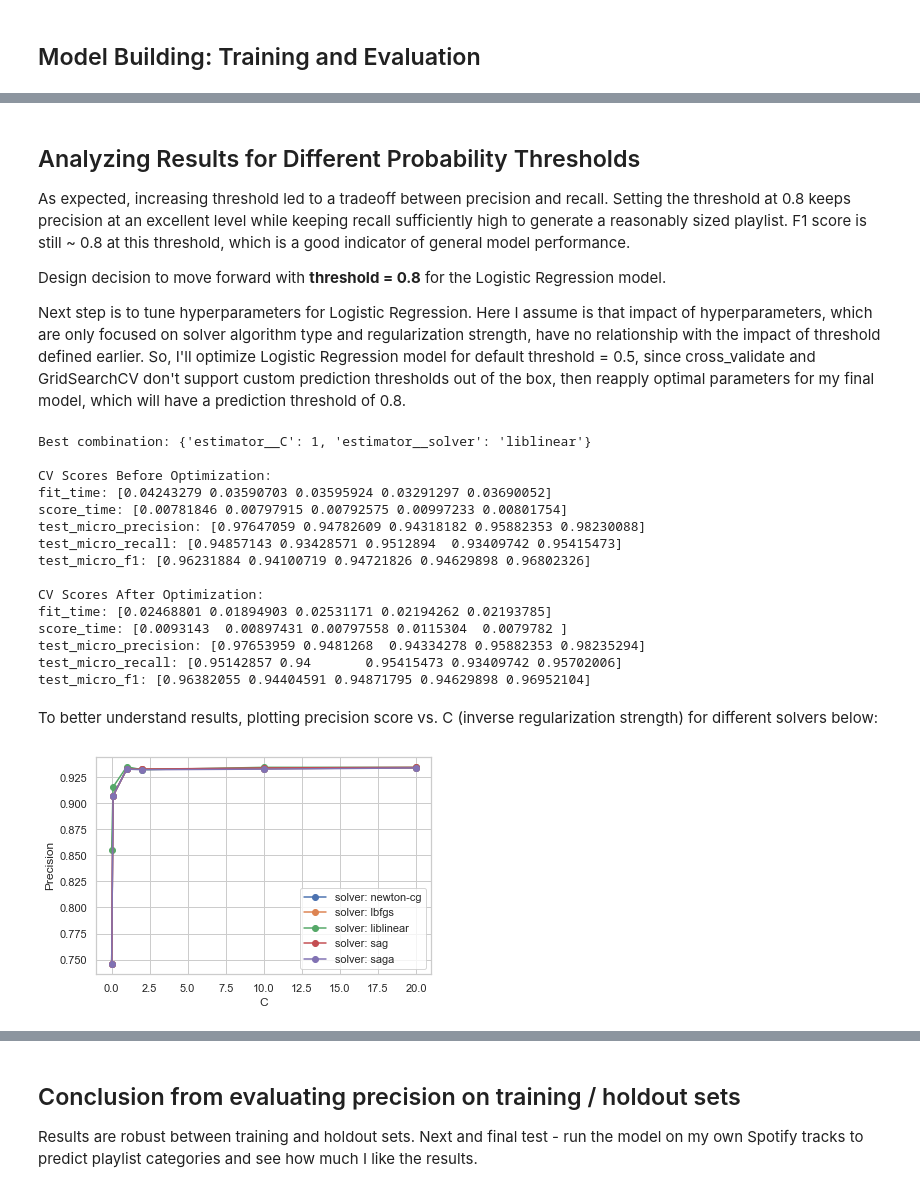
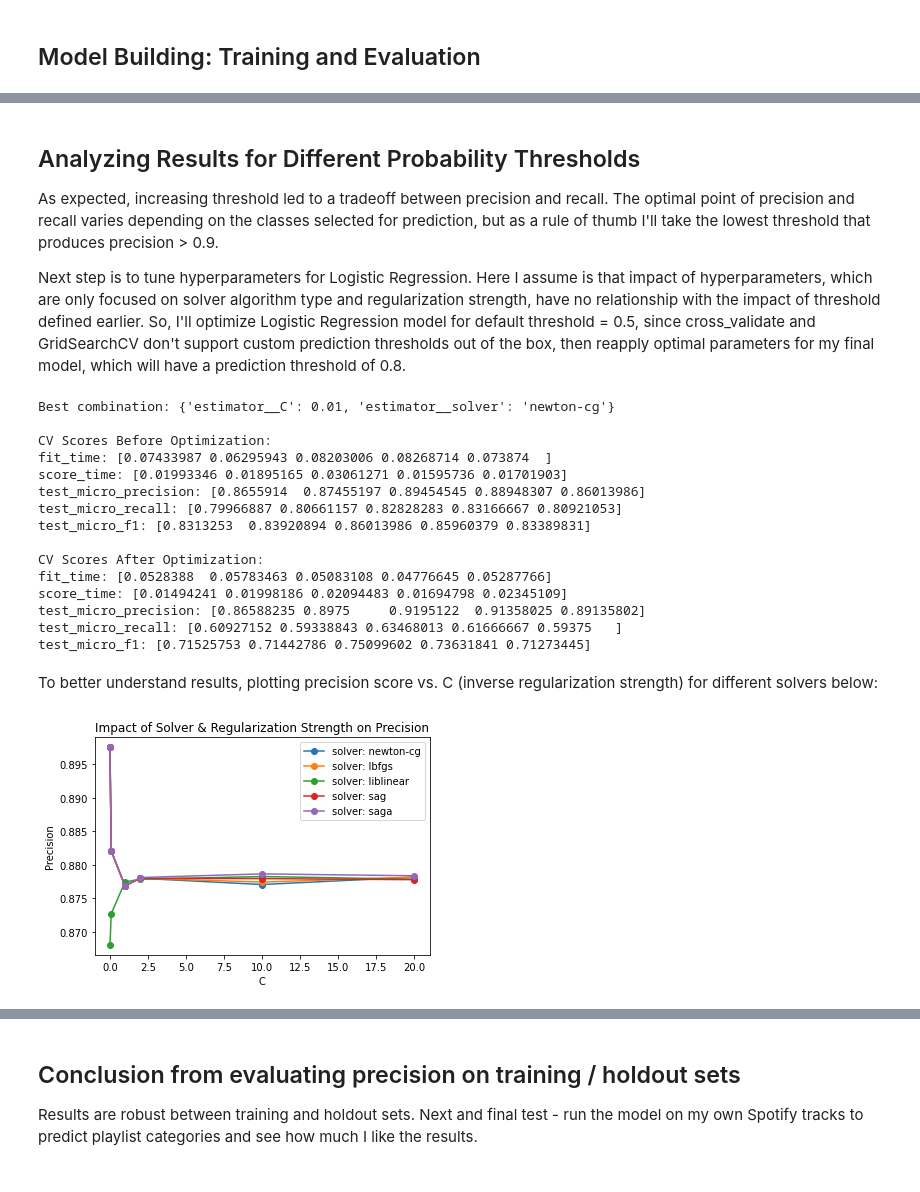
Before and after one commit to andrec279/contextify, a Jupyter notebook: contextify_explore.ipynb, the cells around one changed output, grey strips where cells are left out. Saved outputs shown, nothing was run; the diff lists cells and outputs as text; code cells hidden in the pictures.

```diff
--- a/contextify_explore.ipynb
+++ b/contextify_explore.ipynb
@@ -417,8 +459,11 @@ for feature in user_track_features:
 binarized_user_genres.remove('trackid')
 
 model_genres = binarized_user_genres
+# %%
+'''[5] Remove mean and scale continuous features to unit variance'''
+std_scaled_model_features = pd.DataFrame(stdscaler.fit_transform(model_features))
 # %%
-'''[5] Split training dataset into X and y for model training'''
-X = model_data[features + model_genres]
+'''[6] Split training dataset into X and y for model training'''
+X = pd.concat([std_scaled_model_features, model_data[model_genres]], join='inner', axis=1, ignore_index=True)
 y = model_data[model_labels]
 # %%
@@ -432,9 +474,9 @@ X_test_transformed = np.concatenate((scaler.fit_transform(X_test[features]), X_t
 # %%
 '''[1] Logistic Regression with adjusted probability threshold'''
 multilogreg = OneVsRestClassifier(LogisticRegression(), n_jobs=-1)
-multilogreg.fit(X_train_transformed, y_train)
+multilogreg.fit(X_train, y_train)
 
-pred_proba_df = pd.DataFrame(multilogreg.predict_proba(X_train_transformed))
+pred_proba_df = pd.DataFrame(multilogreg.predict_proba(X_train))
 
 threshold_scores = pd.DataFrame({'threshold':[0.1, 0.2, 0.3, 0.4, 0.5, 0.6, 0.7, 0.8, 0.9]})
 
@@ -453,5 +495,7 @@ for col in ['precision', 'recall', 'f1']:
     plt.ylabel('score')
     plt.legend(['precision', 'recall', 'f1'])
     plt.title('LogReg performance at different P(Yi) cutoff thresholds')
+
+selected_threshold = threshold_scores[threshold_scores['precision']>0.9]['threshold'].min()
 # %% [output]
    threshold  precision    recall        f1
@@ -468,8 +512,6 @@ for col in ['precision', 'recall', 'f1']:
 # %% [markdown]
 ## Analyzing Results for Different Probability Thresholds
-As expected, increasing threshold led to a tradeoff between precision and recall. Setting the threshold at 0.8 keeps precision at an excellent level while keeping recall sufficiently high to generate a reasonably sized playlist. F1 score is still ~ 0.8 at this threshold, which is a good indicator of general model performance.
-
-Design decision to move forward with <b>threshold = 0.8</b> for the Logistic Regression model.
+As expected, increasing threshold led to a tradeoff between precision and recall. The optimal point of precision and recall varies depending on the classes selected for prediction, but as a rule of thumb I'll take the lowest threshold that produces precision > 0.9.
 
 Next step is to tune hyperparameters for Logistic Regression. Here I assume is that impact of hyperparameters, which are only focused on solver algorithm type and regularization strength, have no relationship with the impact of threshold defined earlier. So, I'll optimize Logistic Regression model for default threshold = 0.5, since cross_validate and GridSearchCV don't support custom prediction thresholds out of the box, then reapply optimal parameters for my final model, which will have a prediction threshold of 0.8.
 # %%
@@ -487,12 +529,12 @@ parameters = {'estimator__solver': ['newton-cg', 'lbfgs', 'liblinear', 'sag', 's
 scoring = {'micro_precision': micro_precision, 'micro_recall': micro_recall, 'micro_f1': micro_f1}
 cv_score = {'micro_precision': micro_precision}
 
-multilogreg_gs = GridSearchCV(multilogreg, parameters, refit=cv_score)
-multilogreg_gs.fit(X_train_transformed, y_train)
+multilogreg_gs = GridSearchCV(multilogreg, parameters, scoring=micro_precision, refit=cv_score, return_train_score=True)
+multilogreg_gs.fit(X_train, y_train)
 print('Best combination: {0}\n'.format(multilogreg_gs.best_params_))
 
-logreg_scores = cross_validate(multilogreg, X_train_transformed, y_train, scoring=scoring)
-logreg_scores_optimal = cross_validate(multilogreg_gs.best_estimator_, X_train_transformed, y_train, scoring=scoring)
+logreg_scores = cross_validate(multilogreg, X_train, y_train, scoring=scoring)
+logreg_scores_optimal = cross_validate(multilogreg_gs.best_estimator_, X_train, y_train, scoring=scoring)
 
 print('CV Scores Before Optimization:')
 for key in logreg_scores:
@@ -502,34 +544,35 @@ print('\nCV Scores After Optimization:')
 for key in logreg_scores_optimal:
     print('{0}: {1}'.format(key, logreg_scores_optimal[key]))
 # %% [output]
-Best combination: {'estimator__C': 1, 'estimator__solver': 'liblinear'}
+Best combination: {'estimator__C': 0.01, 'estimator__solver': 'newton-cg'}
 
 CV Scores Before Optimization:
-fit_time: [0.04243279 0.03590703 0.03595924 0.03291297 0.03690052]
-score_time: [0.00781846 0.00797915 0.00792575 0.00997233 0.00801754]
-test_micro_precision: [0.97647059 0.94782609 0.94318182 0.95882353 0.98230088]
-test_micro_recall: [0.94857143 0.93428571 0.9512894  0.93409742 0.95415473]
-test_micro_f1: [0.96231884 0.94100719 0.94721826 0.94629898 0.96802326]
+fit_time: [0.07433987 0.06295943 0.08203006 0.08268714 0.073874  ]
+score_time: [0.01993346 0.01895165 0.03061271 0.01595736 0.01701903]
+test_micro_precision: [0.8655914  0.87455197 0.89454545 0.88948307 0.86013986]
+test_micro_recall: [0.79966887 0.80661157 0.82828283 0.83166667 0.80921053]
+test_micro_f1: [0.8313253  0.83920894 0.86013986 0.85960379 0.83389831]
 
 CV Scores After Optimization:
-fit_time: [0.02468801 0.01894903 0.02531171 0.02194262 0.02193785]
-score_time: [0.0093143  0.00897431 0.00797558 0.0115304  0.0079782 ]
-test_micro_precision: [0.97653959 0.9481268  0.94334278 0.95882353 0.98235294]
-test_micro_recall: [0.95142857 0.94       0.95415473 0.93409742 0.95702006]
-test_micro_f1: [0.96382055 0.94404591 0.94871795 0.94629898 0.96952104]
+fit_time: [0.0528388  0.05783463 0.05083108 0.04776645 0.05287766]
+score_time: [0.01494241 0.01998186 0.02094483 0.01694798 0.02345109]
+test_micro_precision: [0.86588235 0.8975     0.9195122  0.91358025 0.89135802]
+test_micro_recall: [0.60927152 0.59338843 0.63468013 0.61666667 0.59375   ]
+test_micro_f1: [0.71525753 0.71442786 0.75099602 0.73631841 0.71273445]
 # %% [markdown]
 To better understand results, plotting precision score vs. C (inverse regularization strength) for different solvers below:
 # %%
 '''[3] Plotting GridSearchCV results: Precision vs. C for different solvers'''
 gscv_scores = np.transpose(multilogreg_gs.cv_results_['mean_test_score'].reshape((len(parameters['estimator__C']),
                                                                                   len(parameters['estimator__solver']))))
 for ind, i in enumerate(parameters['estimator__solver']):
     plt.plot(parameters['estimator__C'], gscv_scores[ind], marker='o', label='solver: ' + str(i))
 plt.legend()
+plt.title('Impact of Solver & Regularization Strength on Precision')
 plt.xlabel('C')
 plt.ylabel('Precision')
 plt.show()
 # %% [output]
-[figure, old version]
+[figure, new version]
 # %% [markdown]
 ## Notes on Hyperparameter Tuning
```
Also changed, not shown: parts of 27 cells of this notebook, 11 other files.
